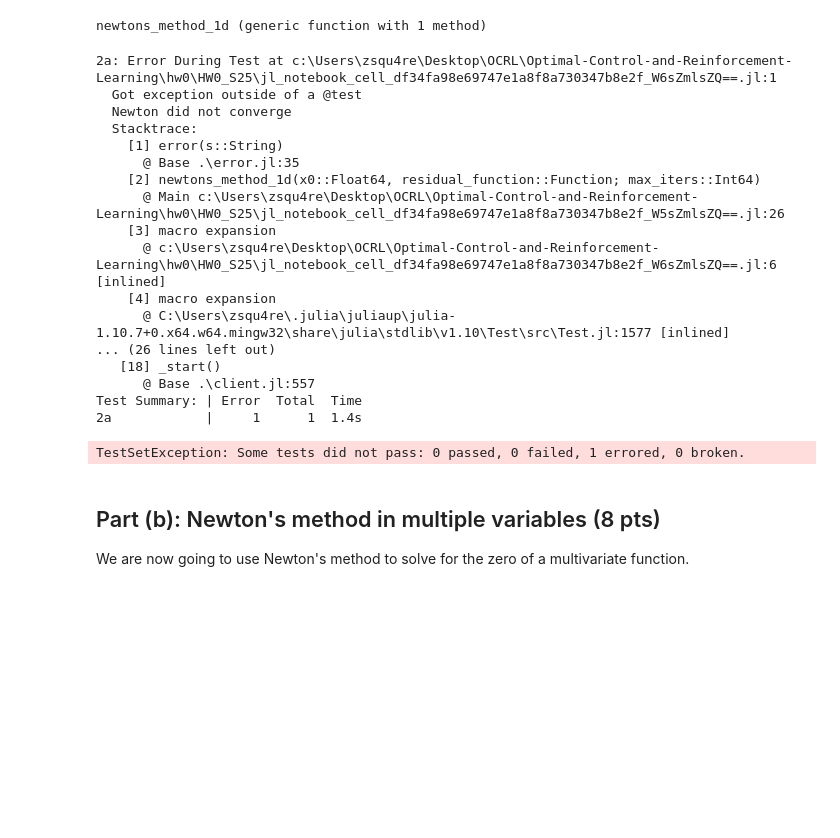
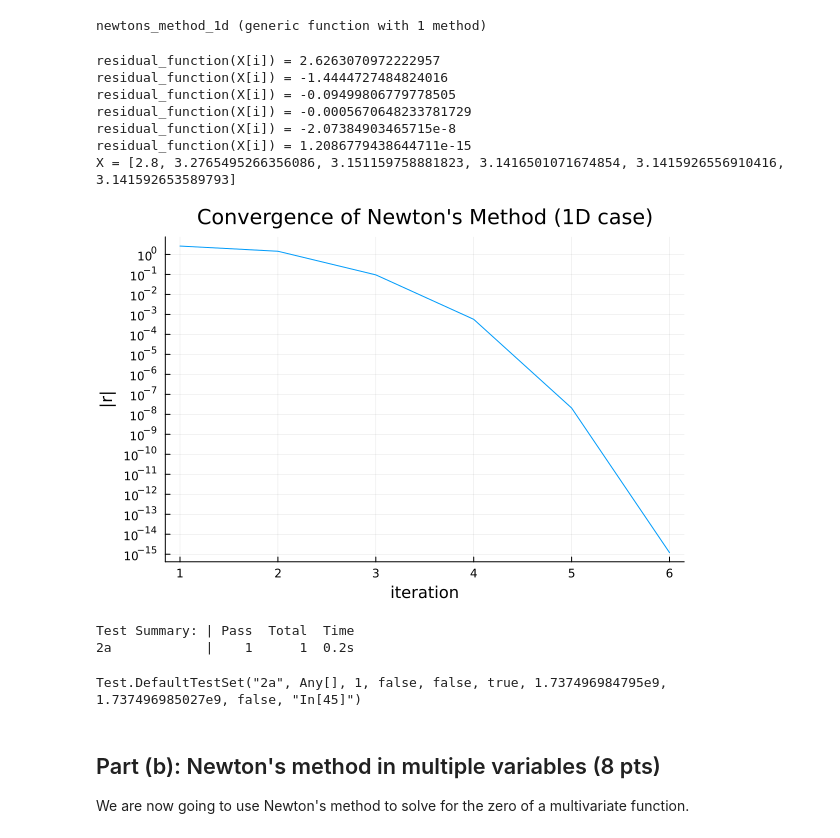
Before and after one commit to zsqu4re/Optimal-Control-and-Reinforcement-Learning, a Jupyter notebook: hw0/HW0_S25/Q2.ipynb, the cells around one changed output. Saved outputs shown, nothing was run; the diff lists cells and outputs as text; code cells hidden in the pictures; blank space fills up the shorter version.

```diff
--- a/hw0/HW0_S25/Q2.ipynb
+++ b/hw0/HW0_S25/Q2.ipynb
@@ -61,9 +61,16 @@ function newtons_method_1d(x0::Float64, residual_function::Function; max_iters =
     X[1] = x0
 
     for i = 1:max_iters
+        # TODO: Newton's method here
+        @show residual_function(X[i])
 
-        # TODO: Newton's method here
+        if abs(residual_function(X[i])) < 1e-10
 
+            return X[1:i]
+        end
+
+        dx = -residual_function(X[i]) / FD.derivative(residual_function,X[i])
+        X[i+1] = X[i] + dx
         # return the trimmed X[1:i] after you converge
 
     end
@@ -74,39 +81,32 @@ newtons_method_1d (generic function with 1 method)
 # %%
 @testset "2a" begin
     # residual function
     residual_fx(_x) = sin(_x)*_x^2
 
     x0 = 2.8
     X = newtons_method_1d(x0, residual_fx; max_iters = 10)
+    @show X
     R = residual_fx.(X) # the . evaluates the function at each element of the array
-
     @test abs(R[end]) < 1e-10
 
     # plotting
     display(plot(abs.(R),yaxis=:log,ylabel = "|r|",xlabel = "iteration",
          yticks= [1.0*10.0^(-x) for x = float(15:-1:-2)],
          title = "Convergence of Newton's Method (1D case)",label = ""))
 
 end
 # %% [output]
-2a: Error During Test at c:\Users\zsqu4re\Desktop\OCRL\Optimal-Control-and-Reinforcement-Learning\hw0\HW0_S25\jl_notebook_cell_df34fa98e69747e1a8f8a730347b8e2f_W6sZmlsZQ==.jl:1
-  Got exception outside of a @test
-  Newton did not converge
-  Stacktrace:
-    [1] error(s::String)
-      @ Base .\error.jl:35
-    [2] newtons_method_1d(x0::Float64, residual_function::Function; max_iters::Int64)
-      @ Main c:\Users\zsqu4re\Desktop\OCRL\Optimal-Control-and-Reinforcement-Learning\hw0\HW0_S25\jl_notebook_cell_df34fa98e69747e1a8f8a730347b8e2f_W5sZmlsZQ==.jl:26
-    [3] macro expansion
-      @ c:\Users\zsqu4re\Desktop\OCRL\Optimal-Control-and-Reinforcement-Learning\hw0\HW0_S25\jl_notebook_cell_df34fa98e69747e1a8f8a730347b8e2f_W6sZmlsZQ==.jl:6 [inlined]
-    [4] macro expansion
-      @ C:\Users\zsqu4re\.julia\juliaup\julia-1.10.7+0.x64.w64.mingw32\share\julia\stdlib\v1.10\Test\src\Test.jl:1577 [inlined]
-... (26 lines left out)
-   [18] _start()
-      @ Base .\client.jl:557
-Test Summary: | Error  Total  Time
-2a            |     1      1  1.4s
+residual_function(X[i]) = 2.6263070972222957
+residual_function(X[i]) = -1.4444727484824016
+residual_function(X[i]) = -0.09499806779778505
+residual_function(X[i]) = -0.0005670648233781729
+residual_function(X[i]) = -2.07384903465715e-8
+residual_function(X[i]) = 1.2086779438644711e-15
+X = [2.8, 3.2765495266356086, 3.151159758881823, 3.1416501071674854, 3.1415926556910416, 3.141592653589793]
+[figure, added]
-TestSetException: Some tests did not pass: 0 passed, 0 failed, 1 errored, 0 broken.
+Test Summary: | Pass  Total  Time
+2a            |    1      1  0.2s
+Test.DefaultTestSet("2a", Any[], 1, false, false, true, 1.737496984795e9, 1.737496985027e9, false, "In[45]")
 # %% [markdown]
 ## Part (b): Newton's method in multiple variables (8 pts)
 We are now going to use Newton's method to solve for the zero of a multivariate function.
```
Also changed, not shown: parts of 1 cell of this notebook.
